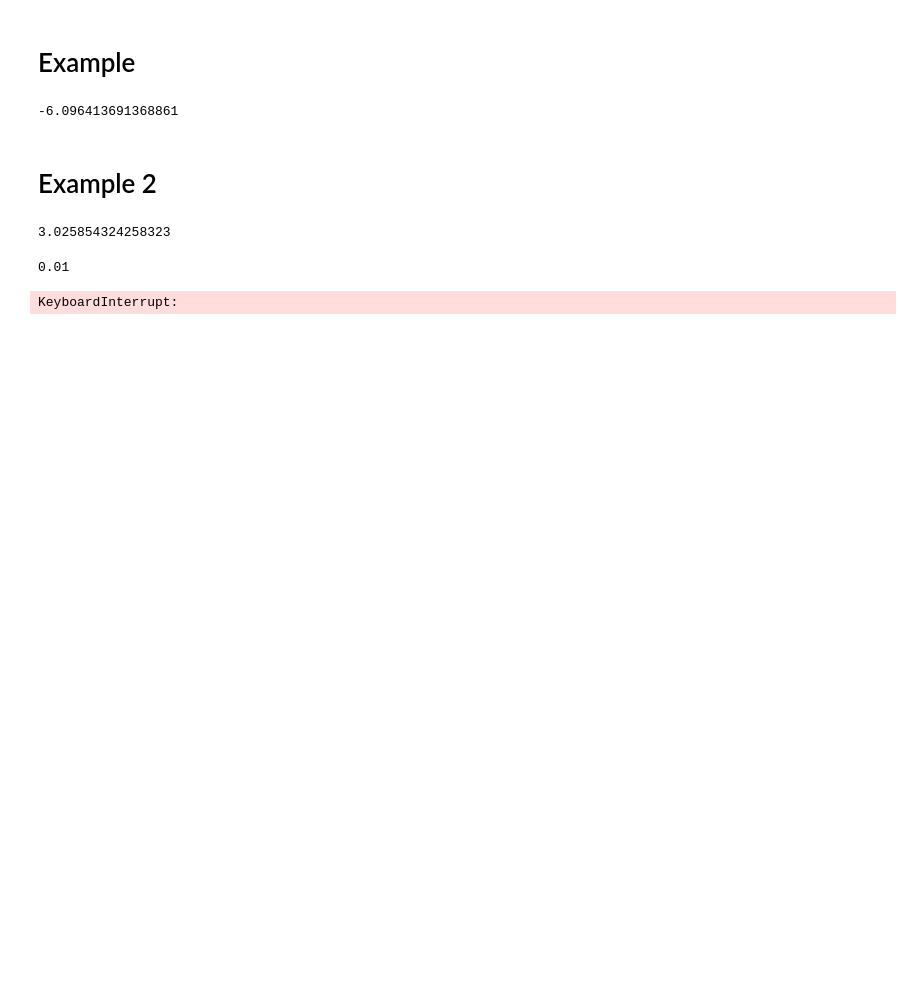
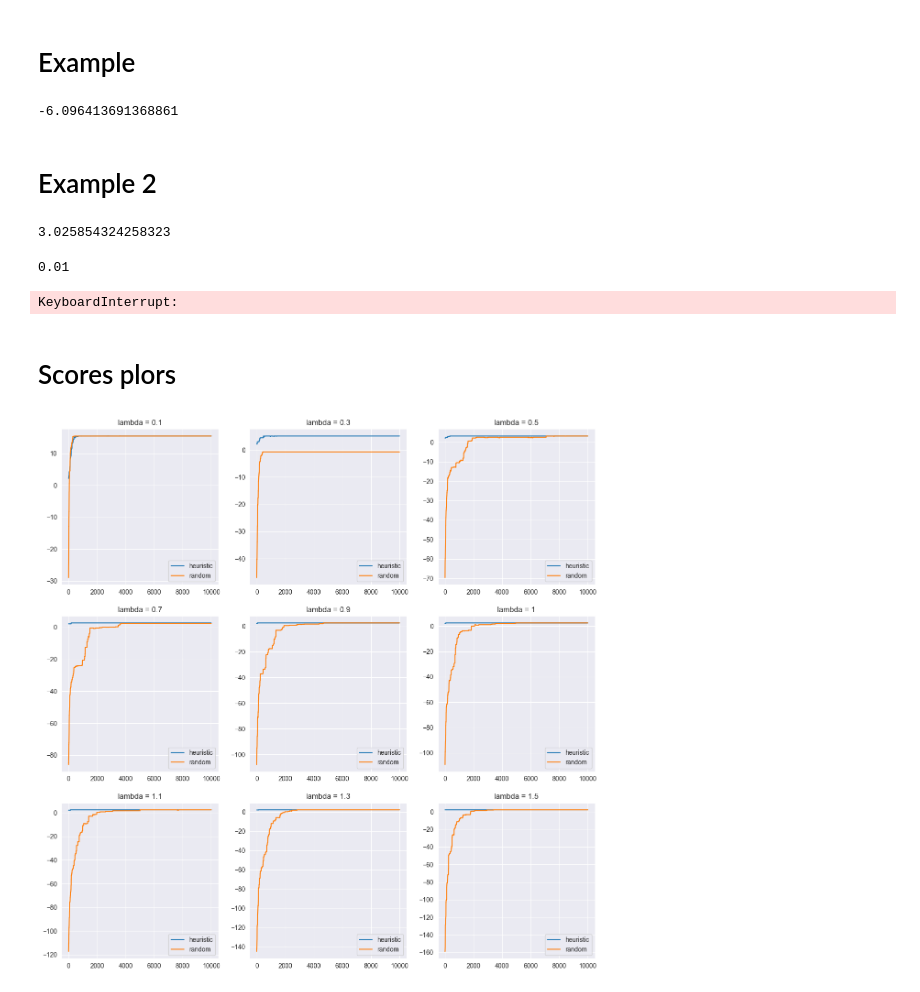
Before and after one commit to ZetrextJG/PlanPodboju5G, a Jupyter notebook: exploration.ipynb, the cells around one changed output. Cells and saved outputs as stored; diff of their text form; code cells hidden in the pictures; blank space fills up the shorter version.

Commit message:
added more plots exploration

```diff
--- a/exploration.ipynb
+++ b/exploration.ipynb
@@ -64,3 +64,41 @@ lambdas_res_df.to_csv("lambdas_res_df.csv", index=False)
 # %% [output]
 0.01
 KeyboardInterrupt:
+# %% [markdown]
+# Scores plors
+# %%
+from tqdm.auto import tqdm
+lambdas = [0.1, 0.3, 0.5, 0.7, 0.9, 1,  1.1, 1.3, 1.5]
+n_cities = 100
+n_steps = 10_000
+states = heuristic_states(n_cities, n_cities) # Special case because we start at different city each chain
+positions = np.random.random((100, 2))
+
+#populations = np.random.random(100)
+populations = np.random.normal(-0.85, 1.3, 100)
+
+distance_matrix = np.zeros((100, 100), dtype=np.float32)
+for i in range(100):
+    for j in range(i, 100):
+        distance_matrix[i, j] = distance_matrix[j, i] = np.sum((positions[i] - positions[j]) ** 2) ** 0.5
+
+
+fix, ax = plt.subplots(3, 3, figsize=(15, 15))
+i, j = 0, 0
+
+for lambdate in tqdm(lambdas):
+    solver = Solver(populations, distance_matrix, WeightedRandomJumps)
+    res1 = solver.simulate_chains(lambdate, 100, n_steps, states=states, beta=10)
+    res2 = solver.simulate_chains(lambdate, 100, n_steps, beta=10)
+    ax[i, j].plot( np.linspace(0, n_steps, n_steps), res1["step_best_scores"],label="heuristic")
+    ax[i, j].plot( np.linspace(0, n_steps, n_steps), res2["step_best_scores"], label="random")
+    ax[i, j].set_title(f"lambda = {lambdate}")
+    ax[i, j].legend()
+    j += 1
+    if j == 3:
+        j = 0
+        i += 1
+
+plt.show()
+# %% [output]
+[figure, added]
```
Also changed, not shown: parts of 4 cells of this notebook, 16 other files.
